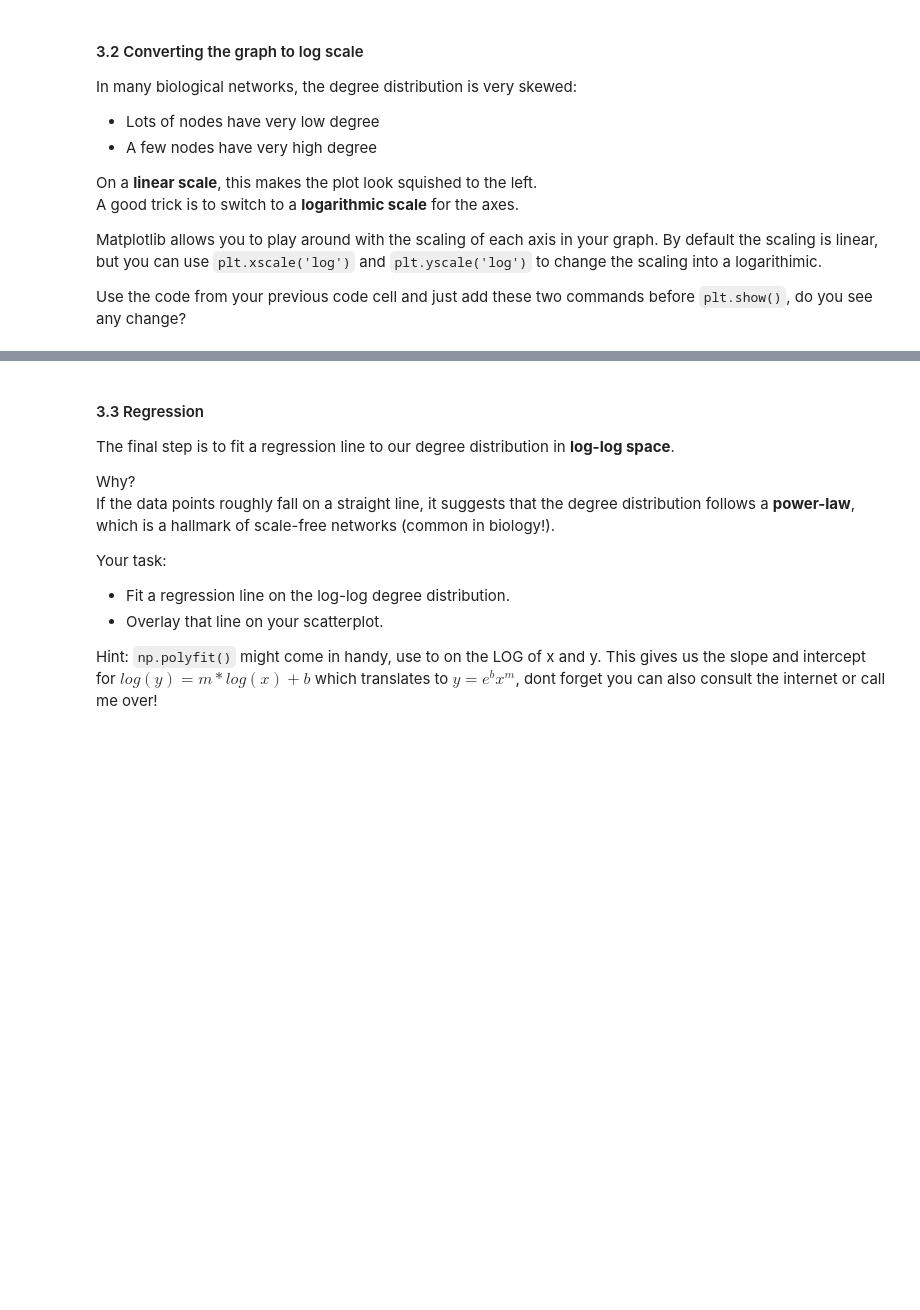
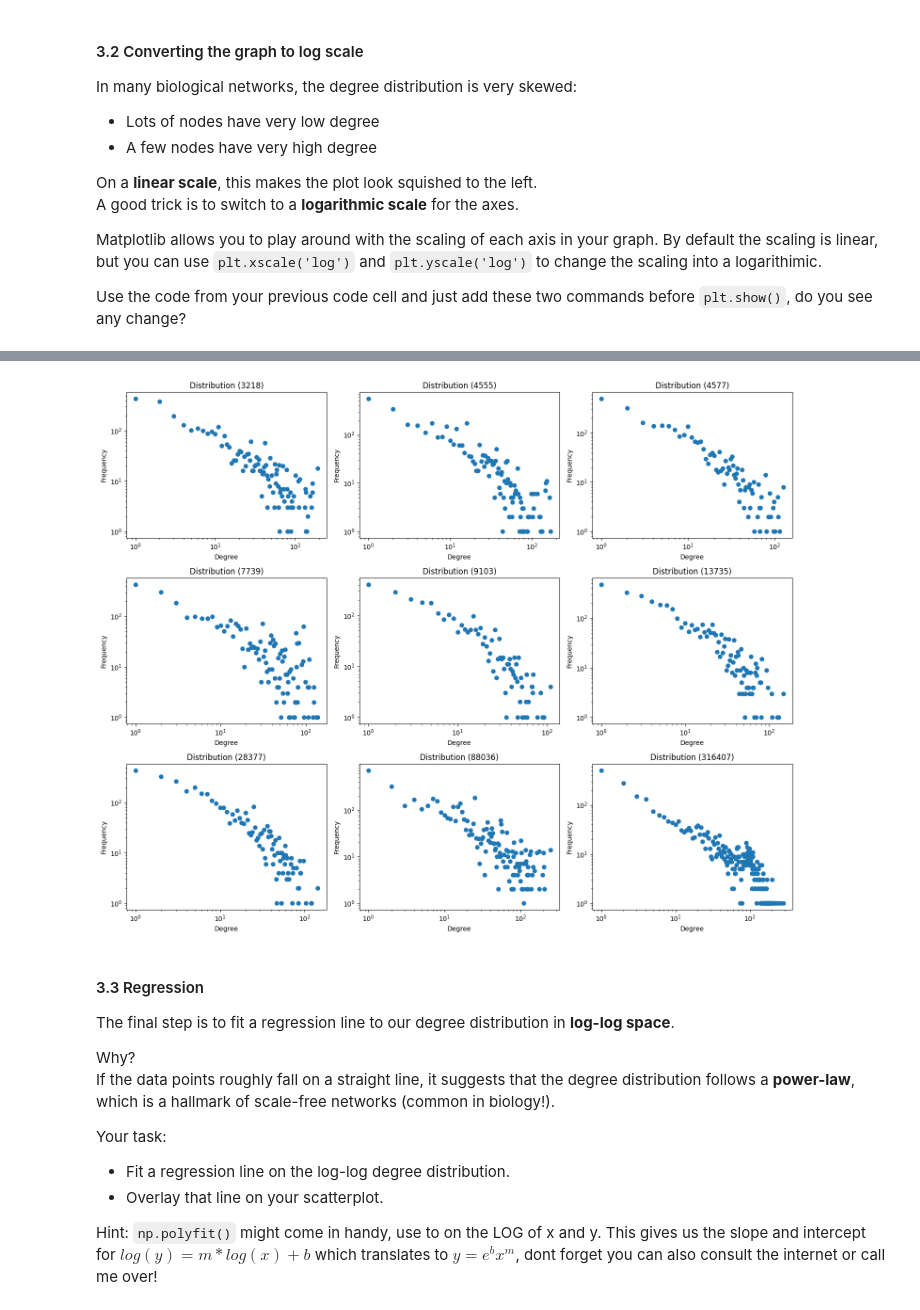
Before and after one commit to rahulsunilkumar/BIOL4559homework, a Jupyter notebook: lab-05.ipynb, the cells around one changed output, grey strips where cells are left out. Saved outputs shown, nothing was run; the diff lists cells and outputs as text; code cells hidden in the pictures; blank space fills up the shorter version.

```diff
--- a/lab-05.ipynb
+++ b/lab-05.ipynb
@@ -188,3 +283,32 @@ Use the code from your previous code cell and just add these two commands before
+# %%
+
+fig, ax = plt.subplots(figsize = (15, 12), nrows = 3, ncols = 3)
+
+for idx, (filename, G) in enumerate(G_dict.items()):
+
+    # Abhay's formatting.
+    degrees = [deg for _, deg in G.degree()]
+    vals, freq = np.unique(degrees, return_counts = True)
+
+    # Tweak on Abhay's formatting to get the grid effect.
+    row = idx // 3
+    col = idx % 3
+
+    # Instead of plt.scatter, we use ax[row, col].scatter.
+    ax[row, col].scatter(vals, freq, marker = "o")
+
+    ax[row, col].set_xscale('log')
+    ax[row, col].set_yscale('log')
+
+    # Use `.set_xlabel()`, `.set_ylabel()` and `.set_title()` for the specific subplot.
+    ax[row, col].set_xlabel("Degree")
+    ax[row, col].set_ylabel("Frequency")
+    ax[row, col].set_title(f"Distribution ({filename})")
+
+plt.tight_layout()
+plt.show()
+# %% [output]
+[figure, added]
 # %% [markdown]
 #### 3.3 Regression
 
```
Also changed, not shown: parts of 10 cells of this notebook, 10 other files.
